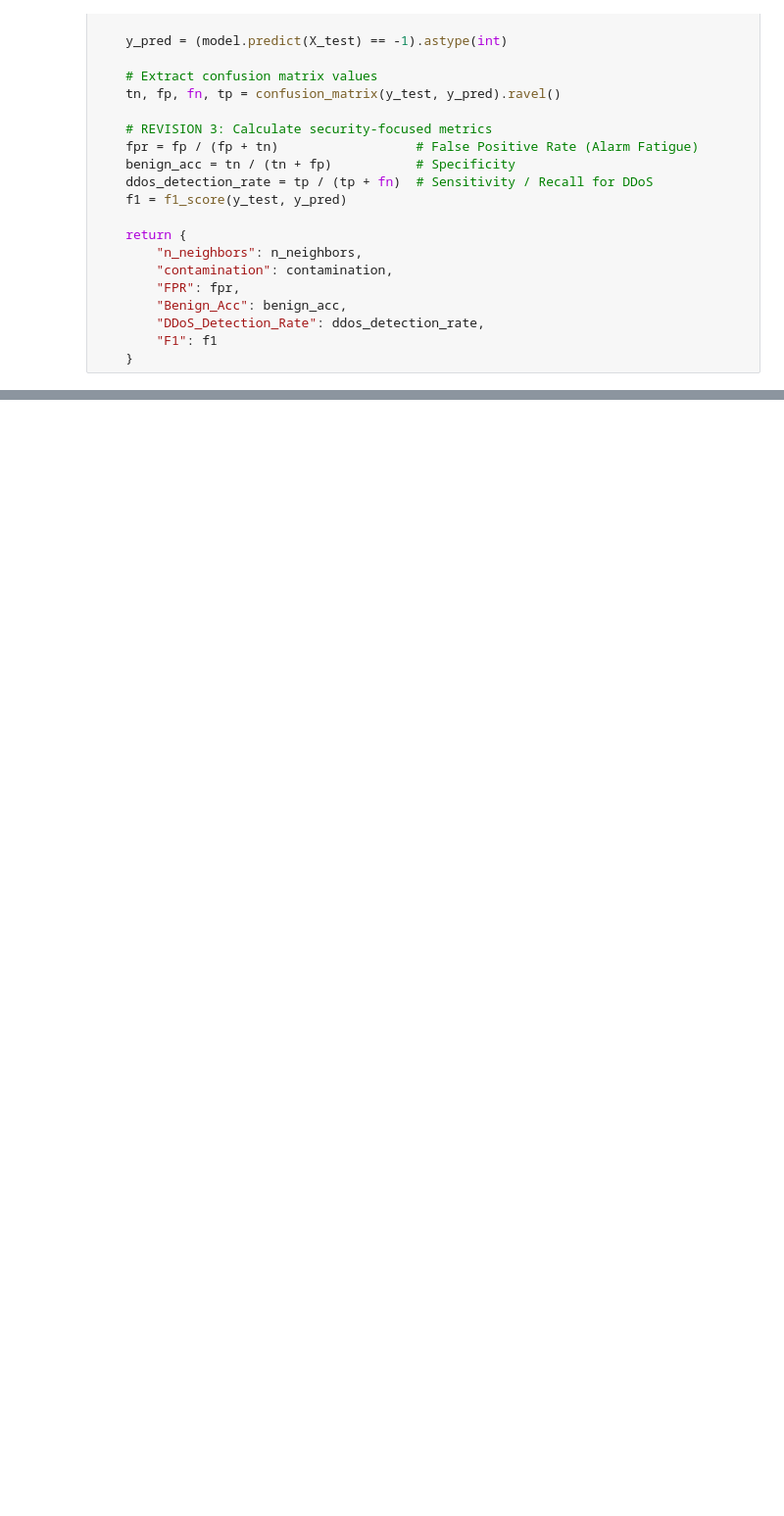
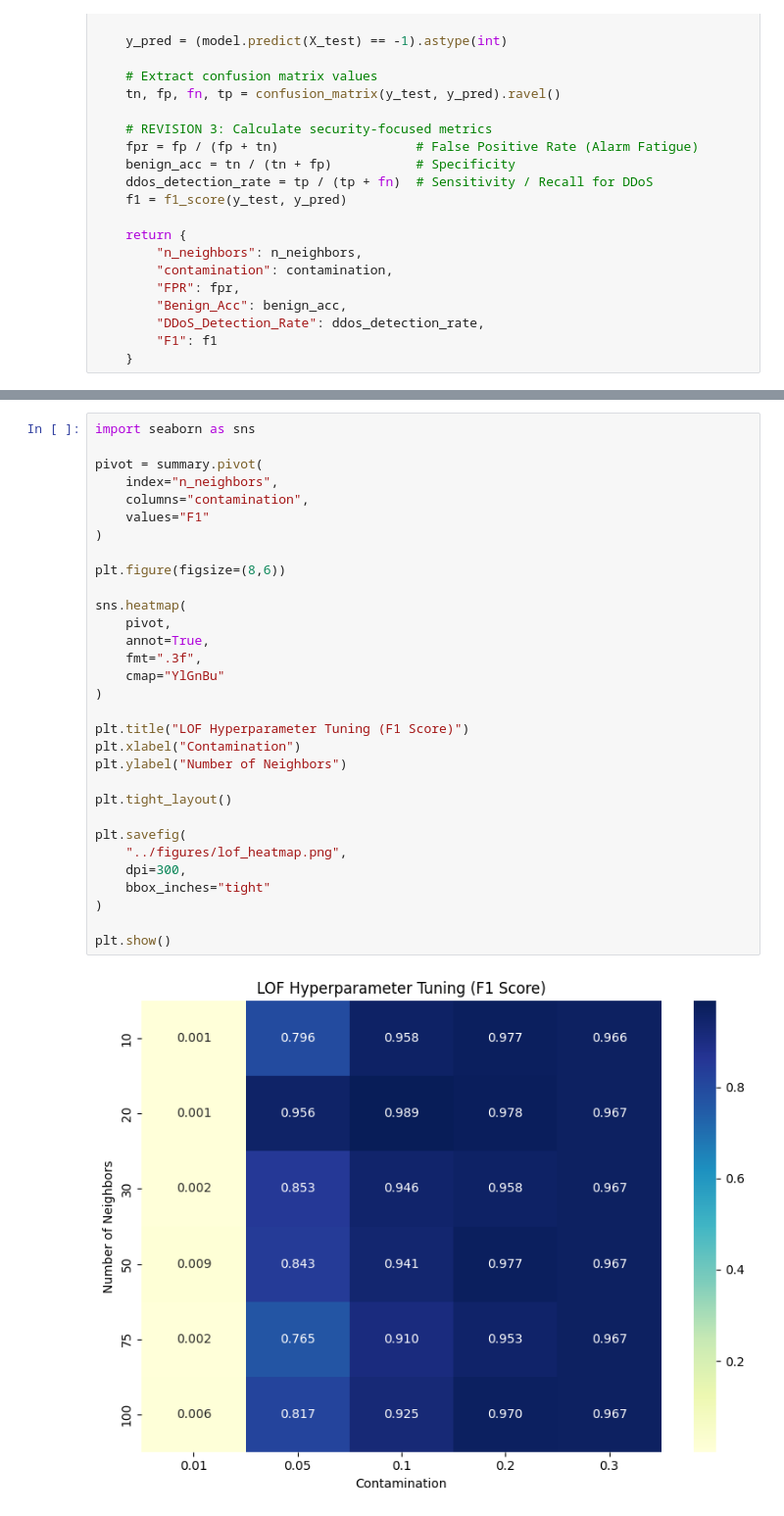
Before and after one commit to yatharthagarwal0620-art/network-anomaly-detection, a Jupyter notebook: notebooks/06_LocalOutlierFactor_Revised.ipynb, the cells around one changed output, grey strips where cells are left out. Shown at 98% size. Drawn from its saved outputs; the diff is of its cells as text; blank space fills up the shorter version.

```diff
--- a/notebooks/06_LocalOutlierFactor_Revised.ipynb
+++ b/notebooks/06_LocalOutlierFactor_Revised.ipynb
@@ -193,0 +271,33 @@ weighted avg       0.94      0.93      0.93    156535
+# %%
+import seaborn as sns
+
+pivot = summary.pivot(
+    index="n_neighbors",
+    columns="contamination",
+    values="F1"
+)
+
+plt.figure(figsize=(8,6))
+
+sns.heatmap(
+    pivot,
+    annot=True,
+    fmt=".3f",
+    cmap="YlGnBu"
+)
+
+plt.title("LOF Hyperparameter Tuning (F1 Score)")
+plt.xlabel("Contamination")
+plt.ylabel("Number of Neighbors")
+
+plt.tight_layout()
+
+plt.savefig(
+    "../figures/lof_heatmap.png",
+    dpi=300,
+    bbox_inches="tight"
+)
+
+plt.show()
+# %% [output]
+[figure, added]
```
Also changed, not shown: parts of 6 cells of this notebook, 5 other files.
